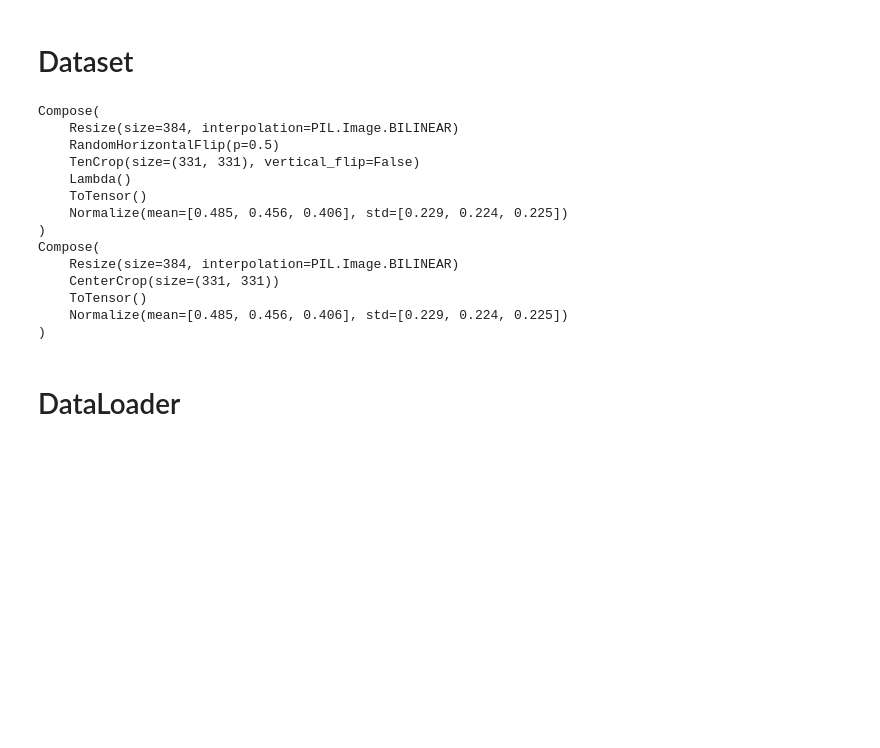
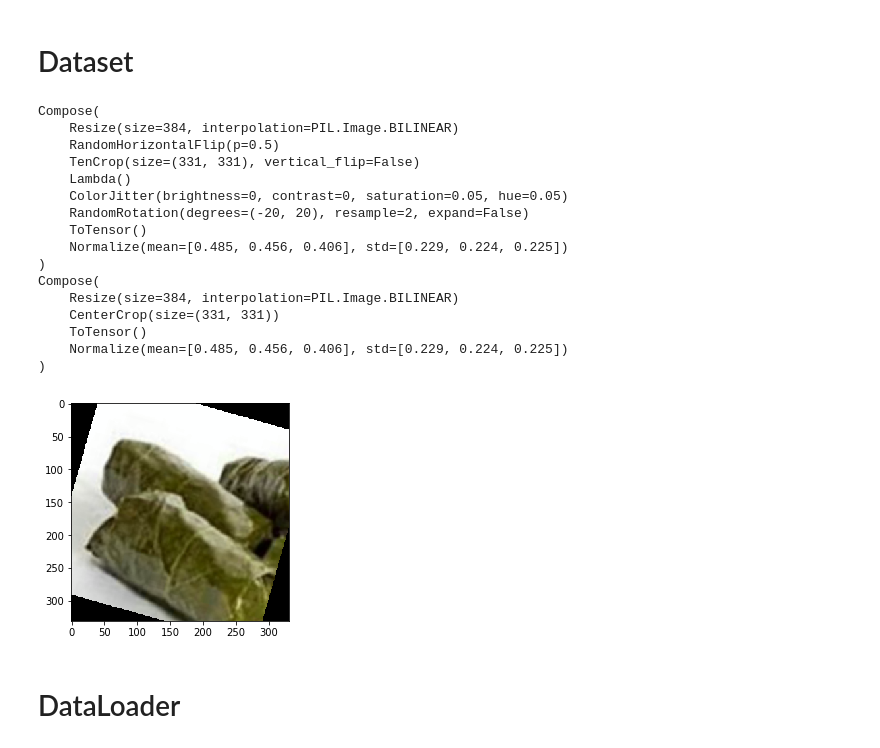
Before and after one commit to UdonDa/iFood_2019, a Jupyter notebook: preprocessing/Untitled.ipynb, the cells around one changed output. Cells and saved outputs as stored; diff of their text form; code cells hidden in the pictures; blank space fills up the shorter version.

```diff
--- a/preprocessing/Untitled.ipynb
+++ b/preprocessing/Untitled.ipynb
@@ -170,6 +168,11 @@ def create_transforms(args):
                                           transforms.RandomHorizontalFlip(),
                                           transforms.TenCrop(args.nw_input_size),
                                           transforms.Lambda(lambda crops: crops[np.random.randint(len(crops))]),
+                                          # TODO: Augmentation 追加(5/8)
+                                        transforms.ColorJitter(hue=.05, saturation=.05),
+                                          transforms.RandomRotation(20, resample=PIL.Image.BILINEAR),
+
+
                                           transforms.ToTensor(),
                                           transforms.Normalize(mean=args.pretrain_dset_mean,
                                                                std=args.pretrain_dset_std)
@@ -248,6 +251,8 @@ Compose(
     RandomHorizontalFlip(p=0.5)
     TenCrop(size=(331, 331), vertical_flip=False)
     Lambda()
+    ColorJitter(brightness=0, contrast=0, saturation=0.05, hue=0.05)
+    RandomRotation(degrees=(-20, 20), resample=2, expand=False)
     ToTensor()
     Normalize(mean=[0.485, 0.456, 0.406], std=[0.229, 0.224, 0.225])
 )
@@ -264,7 +269,9 @@ test_dset = FoodDataset(args.test_dir, None, args.num_labels, transform=val_tfor
 # %%
 from random import randint
 a, b = train_dset.__getitem__(randint(0, 100))
-# imshow(torchvision.utils.make_grid(a))
+imshow(torchvision.utils.make_grid(a))
+# %% [output]
+[figure, added]
 # %%
 a, b = val_dset.__getitem__(randint(0, 100))
 # imshow(torchvision.utils.make_grid(a))
```
Also changed, not shown: parts of 1 cell of this notebook, 8 other files.
